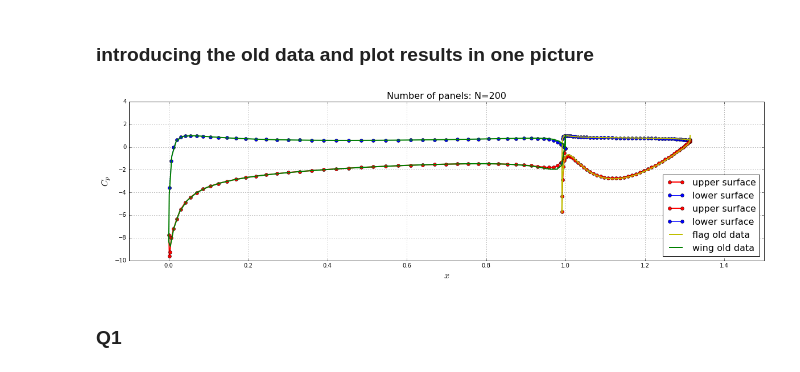
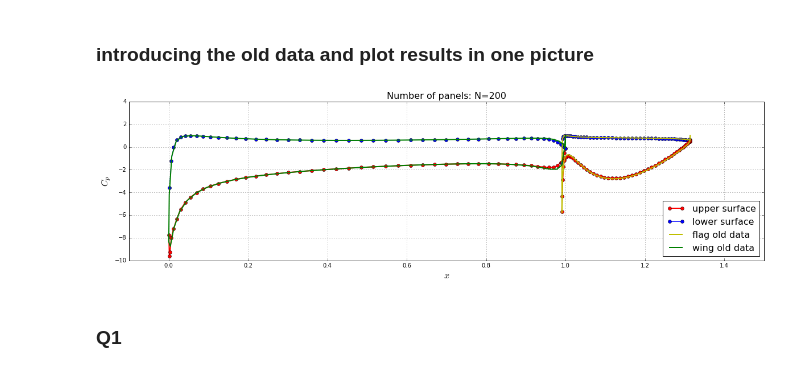
Before and after one commit to wuxuetianzi/mae6226-workspace, a Jupyter notebook: Assignment3-part1-N=100.ipynb, the cells around one changed output. Cells and saved outputs as stored; diff of their text form; code cells hidden in the pictures.

```diff
--- a/Assignment3-part1-N=100.ipynb
+++ b/Assignment3-part1-N=100.ipynb
@@ -67,7 +67,7 @@ print (N)
 # %%
 panels_wing = define_panels(x_wing, y_wing, N)
 panels_flap = define_panels(x_flap, y_flap, N)
-total_panels = numpy.concatenate((panels_wing,panels_flap))
+total_panels = numpy.append(panels_wing,panels_flap)
 # %%
 print(len(total_panels))
 # %% [output]
@@ -255,34 +254,31 @@ X_flap,yY_flap = numpy.loadtxt(open("Cp_Main_theoretical.csv","rb"),delimiter=",
 # %%
 # plot surface pressure coefficient
 pyplot.figure(figsize=(20, 5))
 pyplot.grid()
 pyplot.xlabel('$x$', fontsize=16)
 pyplot.ylabel('$C_p$', fontsize=16)
 pyplot.plot([panel.xc for panel in total_panels[:N]if panel.loc == 'upper'],
             [panel.cp for panel in total_panels[:N] if panel.loc == 'upper'],
             label='upper surface',
             color='r', linestyle='-', linewidth=2, marker='o', markersize=6)
 pyplot.plot([panel.xc for panel in total_panels[N:] if panel.loc == 'lower'],
             [panel.cp for panel in total_panels[N:] if panel.loc == 'lower'],
-            label= 'lower surface',
             color='b', linestyle='-', linewidth=1, marker='o', markersize=6)
-
 pyplot.plot([panel.xc for panel in total_panels[N:]if panel.loc == 'upper'],
             [panel.cp for panel in total_panels[N:] if panel.loc == 'upper'],
-            label='upper surface',
             color='r', linestyle='-', linewidth=2, marker='o', markersize=6)
 pyplot.plot([panel.xc for panel in total_panels[:N] if panel.loc == 'lower'],
             [panel.cp for panel in total_panels[:N] if panel.loc == 'lower'],
             label= 'lower surface',
             color='b', linestyle='-', linewidth=1, marker='o', markersize=6)
 pyplot.plot(X_wing,Y_wing, label="flag old data",color='y', linestyle='-', linewidth=2)
 pyplot.plot(X_flap,yY_flap, label="wing old data",color='g', linestyle='-', linewidth=2)
 pyplot.legend(loc='best', prop={'size':16})
 pyplot.xlim(-0.1, 1.5)
 pyplot.ylim(-10, 4.0)
 pyplot.title('Number of panels: N=200', fontsize=16);
 # %% [output]
-[figure, old version]
+[figure, new version]
 # %% [markdown]
 ### Q1
 # %%
```
Also changed, not shown: parts of 1 cell of this notebook.
